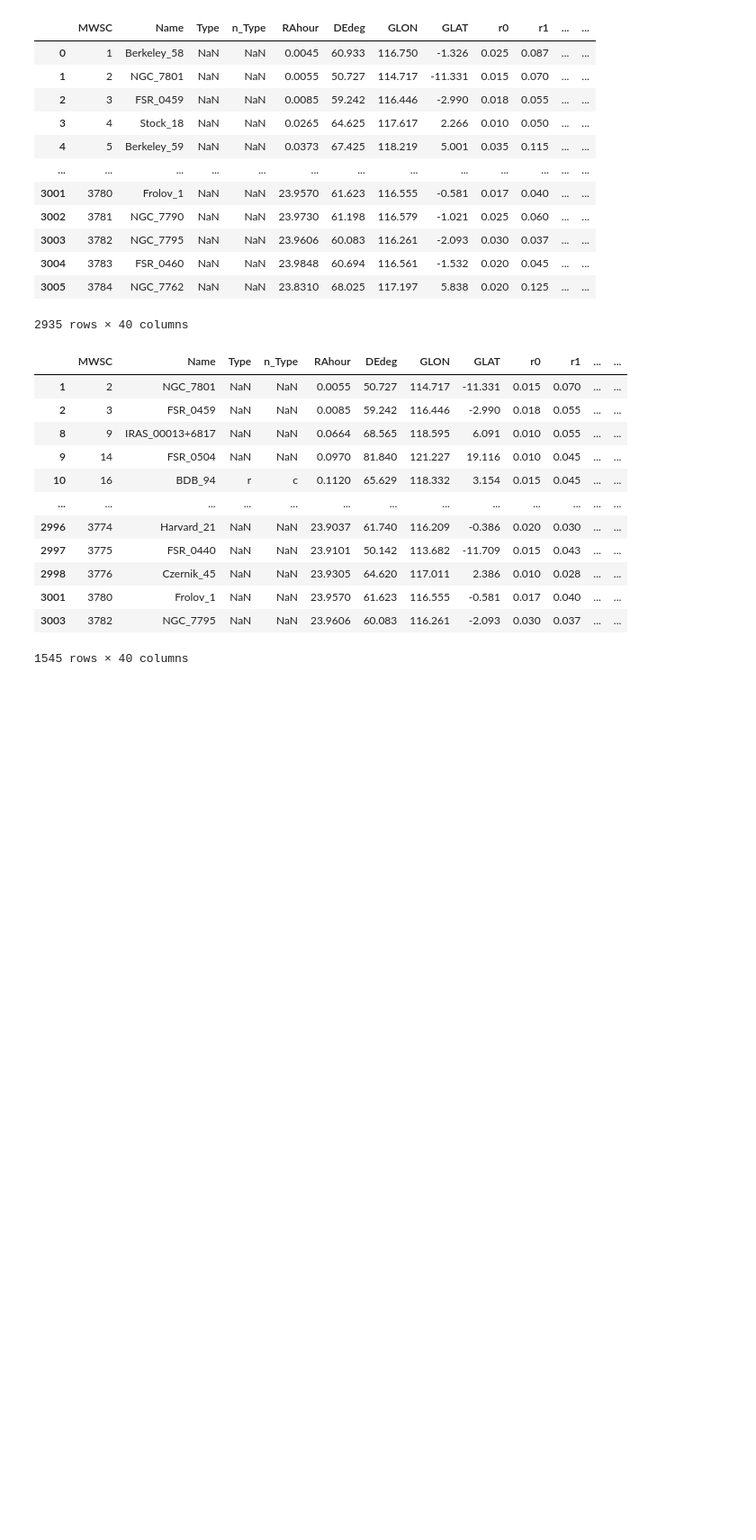
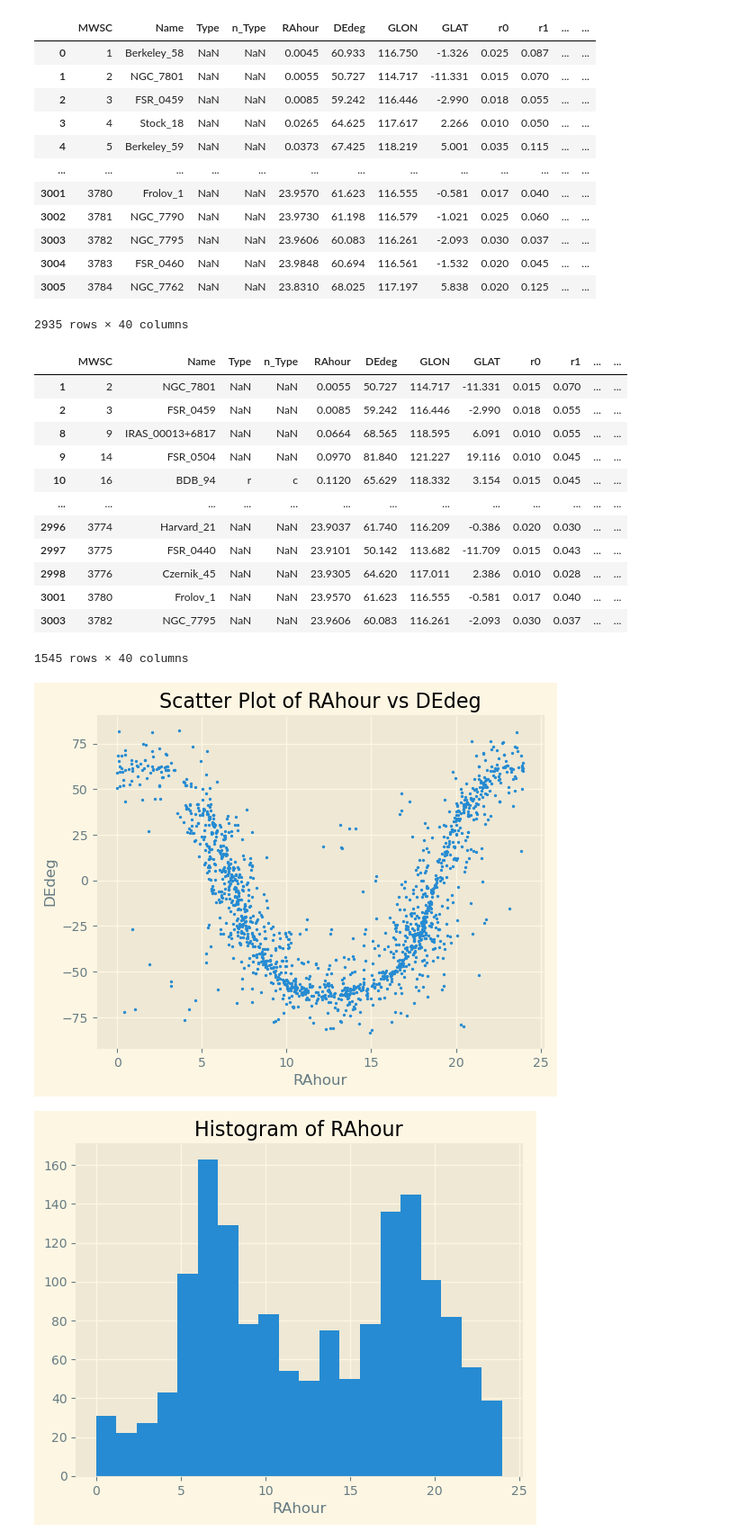
Before and after one commit to jpbatleidenuniv/BRP, a Jupyter notebook: Notebooks/Hunt_notebook.ipynb, the cells around one changed output. Shown: that part at 90% size. Cells and saved outputs as stored; diff of their text form; code cells hidden in the pictures; blank space fills up the shorter version.

Commit message:
Created small functions to automatically scatter 2 DF colums against each other or make a histagram of a single column

```diff
--- a/Notebooks/Hunt_notebook.ipynb
+++ b/Notebooks/Hunt_notebook.ipynb
@@ -5,6 +5,7 @@ import matplotlib.pyplot as plt
 from astropy.io import fits
 from matplotlib.ticker import (MultipleLocator, AutoMinorLocator)
 import pandas as pd
+plt.style.use('Solarize_Light2')
 
 hunt = pd.read_csv('Data\\Hunt\\huntfile.csv')
 khar = pd.read_csv('Data\\Kharchenko\\kharchenkofile.csv')
@@ -181,9 +105,9 @@ khar_open
 | 3005 | 3784 | NGC_7762 | NaN | NaN | 23.8310 | 68.025 | 117.197 | 5.838 | 0.020 | 0.125 | ... | ... |
 2935 rows × 40 columns
 # %%
-#find the 1422 clusters that have not been confirmed
+#find the 1422 clusters that have not been confirmed (i can find 1545 when i turn everything into arrays. I will try to get that number)
 
-values_to_remove = allnamemerge['synonym']
+values_to_remove = allnamemerge.synonym
 
 khar_notfound = khar_open[~khar_open['Name'].isin(values_to_remove)]
 khar_notfound
@@ -201,3 +125,35 @@ khar_notfound
 | 3001 | 3780 | Frolov_1 | NaN | NaN | 23.9570 | 61.623 | 116.555 | -0.581 | 0.017 | 0.040 | ... | ... |
 | 3003 | 3782 | NGC_7795 | NaN | NaN | 23.9606 | 60.083 | 116.261 | -2.093 | 0.030 | 0.037 | ... | ... |
 1545 rows × 40 columns
+# %%
+#function to change column to numpy array and plot
+
+def DFtoscatter(df, col1, col2):
+
+    # Extracting columns for scatter plot
+    x_values = df[col1]
+    y_values = df[col2]
+
+    # Scatter plot
+    plt.scatter(x_values, y_values, s=2)
+    plt.xlabel(col1)
+    plt.ylabel(col2)
+    plt.title(f'Scatter Plot of {col1} vs {col2}')
+    plt.grid(True)
+    plt.show()
+
+def DFtoHist(df, col):
+
+    values = df[col]
+
+    plt.hist(values, bins=20)
+    plt.xlabel(col)
+    plt.title(f'Histogram of {col}')
+    plt.grid(True)
+    plt.show()
+# %%
+DFtoscatter(khar_notfound, 'RAhour', 'DEdeg')
+DFtoHist(khar_notfound, 'RAhour')
+# %% [output]
+[figure, added]
+[figure, added]
```
Also changed, not shown: parts of 5 cells of this notebook, 1 other file.
